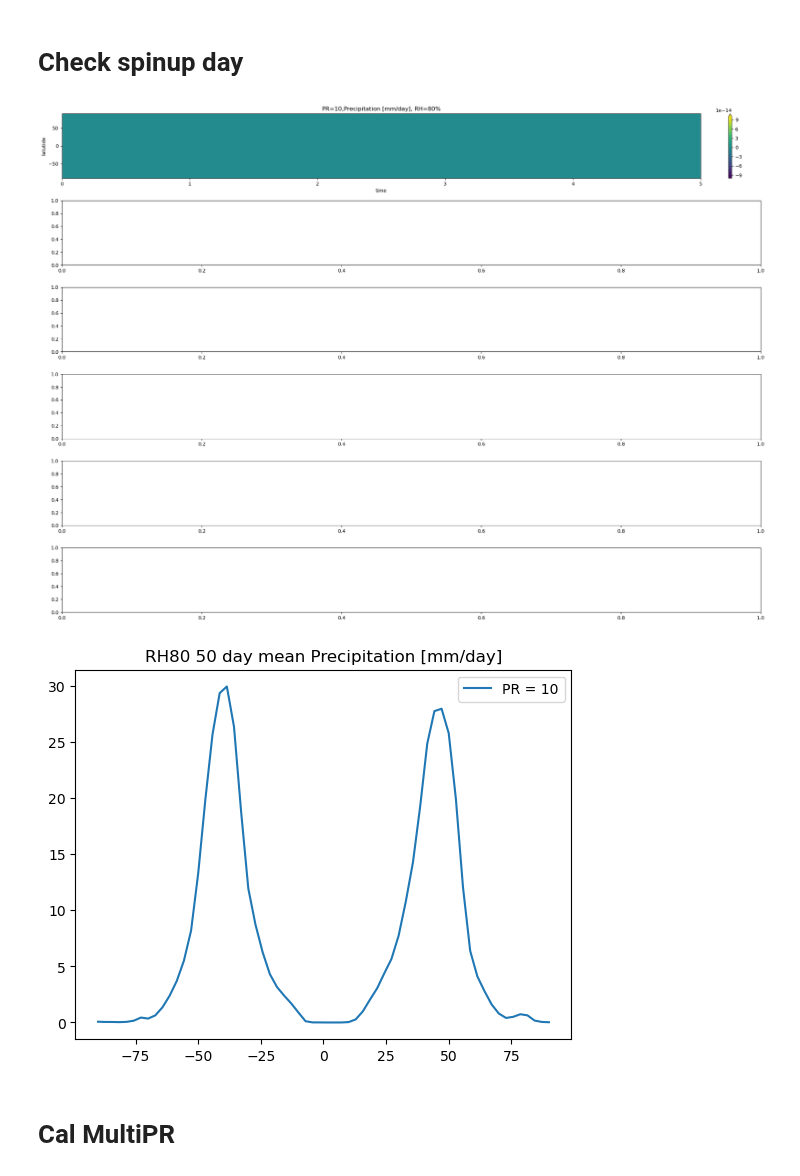
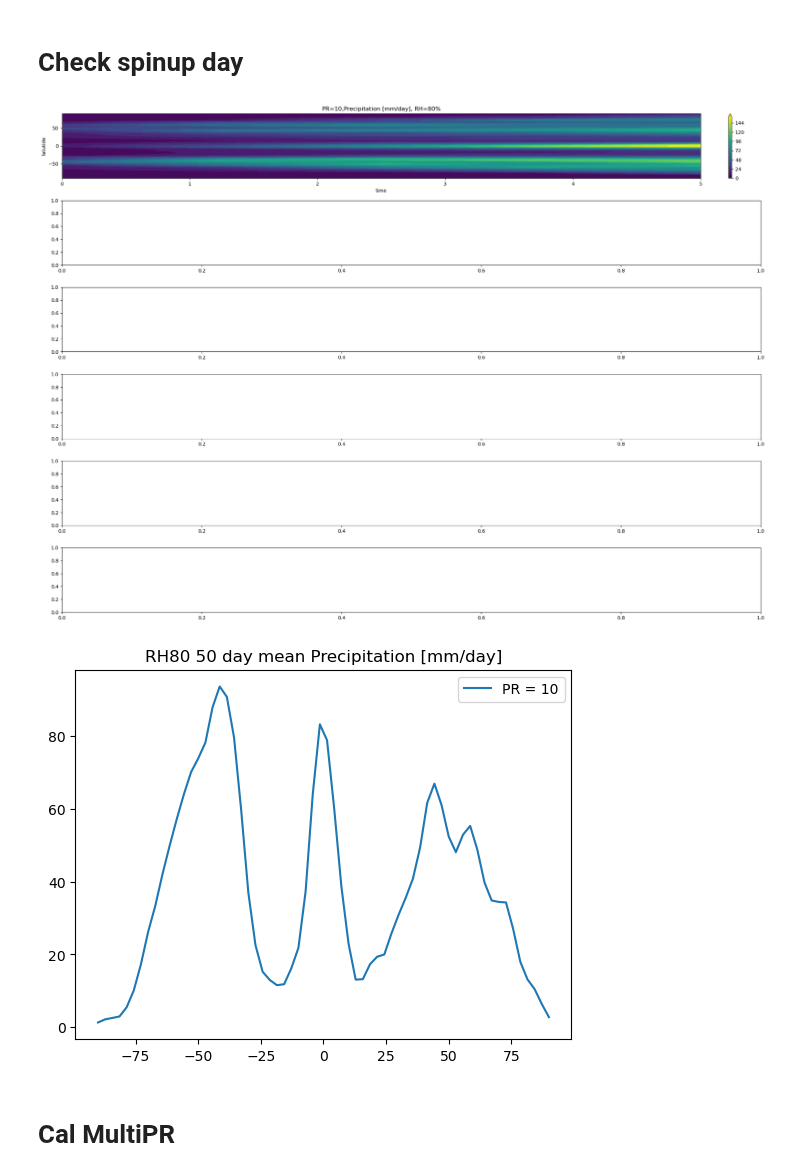
Before and after one commit to PeterChang1023/Dycore_Master, a Jupyter notebook: dycore/IdealizeSpetral.jl/exp/HSt42/check_spinupday.ipynb, the cells around one changed output. Drawn from its saved outputs; the diff is of its cells as text; code cells hidden in the pictures.

```diff
--- a/dycore/IdealizeSpetral.jl/exp/HSt42/check_spinupday.ipynb
+++ b/dycore/IdealizeSpetral.jl/exp/HSt42/check_spinupday.ipynb
@@ -129,36 +129,36 @@ for pr in range(10,20,10):
     # file = "300day_RH80_PR10_test_vertical_advection_revised_all.dat"
     # file = "t_init_RH80_PR10_1600day_test_all.dat"
     file = "test_all.dat"
     dycore = Dycore(file)
-    get_KE = dycore.cal_KE()
-    # Prec   = dycore.cal_pre()
+    # get_KE = dycore.cal_KE()
+    Prec   = dycore.cal_pre()
     # t_mean = dycore.cal_t()
     # t_mean2 = dycore.cal_t_last()
 
 
     # CS = ax[a].contourf(tt, yy, get_KE,levels=np.linspace(150,1050,7), extend="both")
 
     CS = ax[a].contourf(tt, yy, Prec[:,:] * int(pr),levels=21, extend="max")
 
     # CS = ax[a].contourf(tt, yy, t_mean, levels=21, extend="both")
 
 
     fig.colorbar(CS, orientation='vertical', ax=ax[a],fraction=0.046, pad=0.04)
     # ax[a].set_title(f"Kinetic Energy [kJ/kg], PR={pr}")
 
     ax[a].set_title(f"PR={pr},Precipitation [mm/day], RH=80%")
     # ax[a].set_title(f"T [K], PR={pr}")
 
     ax[a].set_xlabel("time")
     ax[a].set_ylabel("latutide")
     a += 1
     ### test
 
 plt.tight_layout()
 # plt.savefig("Check_Precipitation.png", dpi=300., bbox_inches='tight')
 plt.show()
 # %% [output]
-[figure, old version]
+[figure, new version]
 # %%
 ### cooridate
 x  = np.linspace(-180,180,128)
@@ -197,7 +197,7 @@ plt.show()
 # plt.legend()
 # plt.show()
 # %% [output]
-[figure, old version]
+[figure, new version]
 # %% [markdown]
 # Cal MultiPR
 # %%
```
Also changed, not shown: parts of 4 cells of this notebook, 1 other file.
